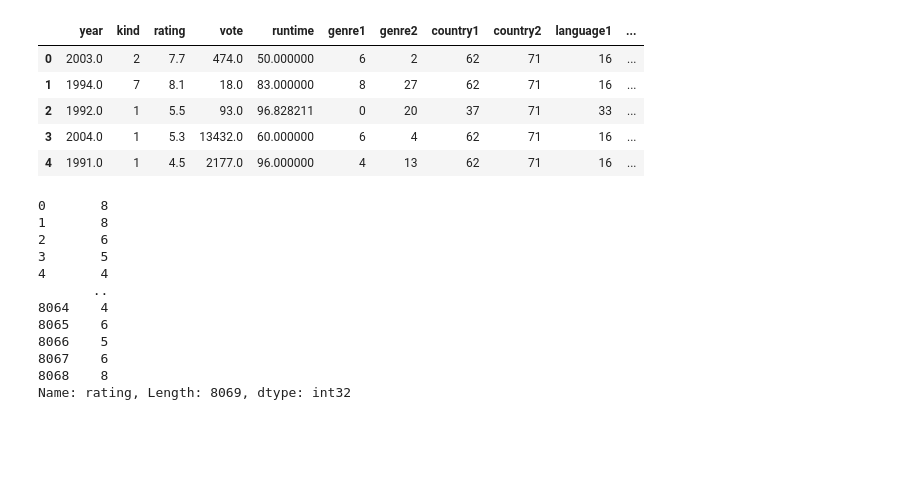
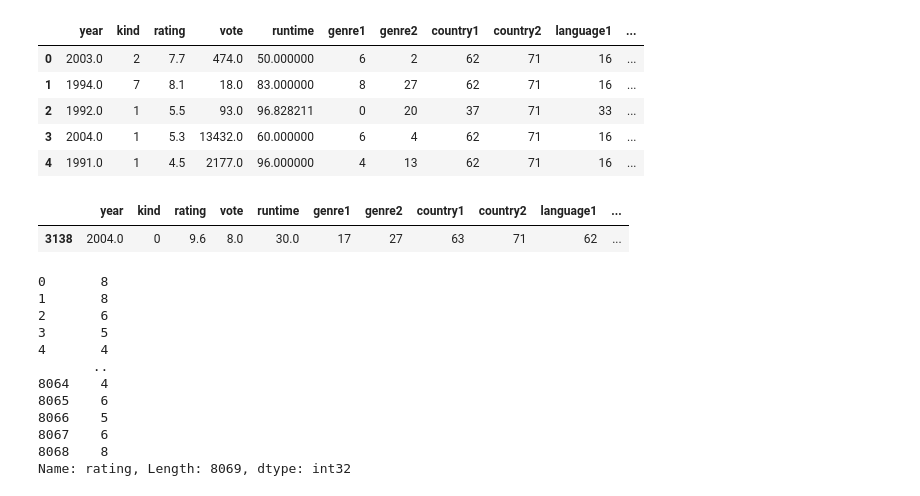
Before and after one commit to MichelBrunGit/Ironhack-DAFT-Project7-ML-Netflix, a Jupyter notebook: NuSVC_Model.ipynb, the cells around one changed output. Cells and saved outputs as stored; diff of their text form; code cells hidden in the pictures; blank space fills up the shorter version.

```diff
--- a/NuSVC_Model.ipynb
+++ b/NuSVC_Model.ipynb
@@ -26,6 +26,11 @@ df.head()
 | 2 | 1992.0 | 1 | 5.5 | 93.0 | 96.828211 | 0 | 20 | 37 | 71 | 33 | ... |
 | 3 | 2004.0 | 1 | 5.3 | 13432.0 | 60.000000 | 6 | 4 | 62 | 71 | 16 | ... |
 | 4 | 1991.0 | 1 | 4.5 | 2177.0 | 96.000000 | 4 | 13 | 62 | 71 | 16 | ... |
+# %%
+df[df['rating']>9.5]
+# %% [output]
+|  | year | kind | rating | vote | runtime | genre1 | genre2 | country1 | country2 | language1 | ... |
+| 3138 | 2004.0 | 0 | 9.6 | 8.0 | 30.0 | 17 | 27 | 63 | 71 | 62 | ... |
 # %%
 target='rating'
 # %%
```
Also changed, not shown: parts of 4 cells of this notebook, 11 other files.
